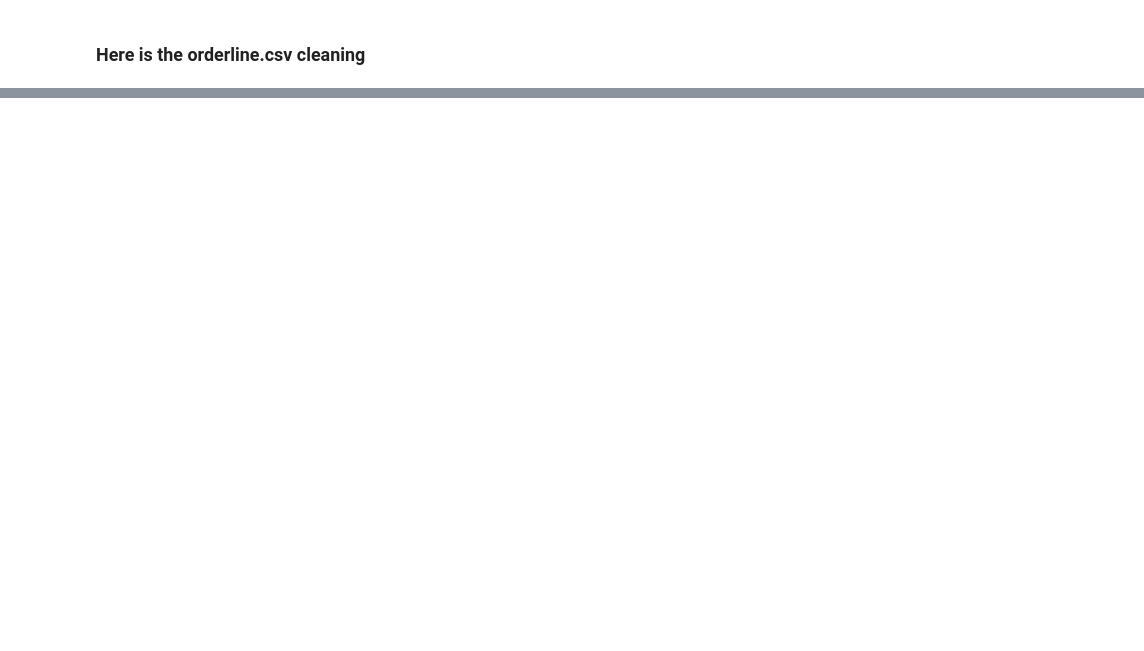
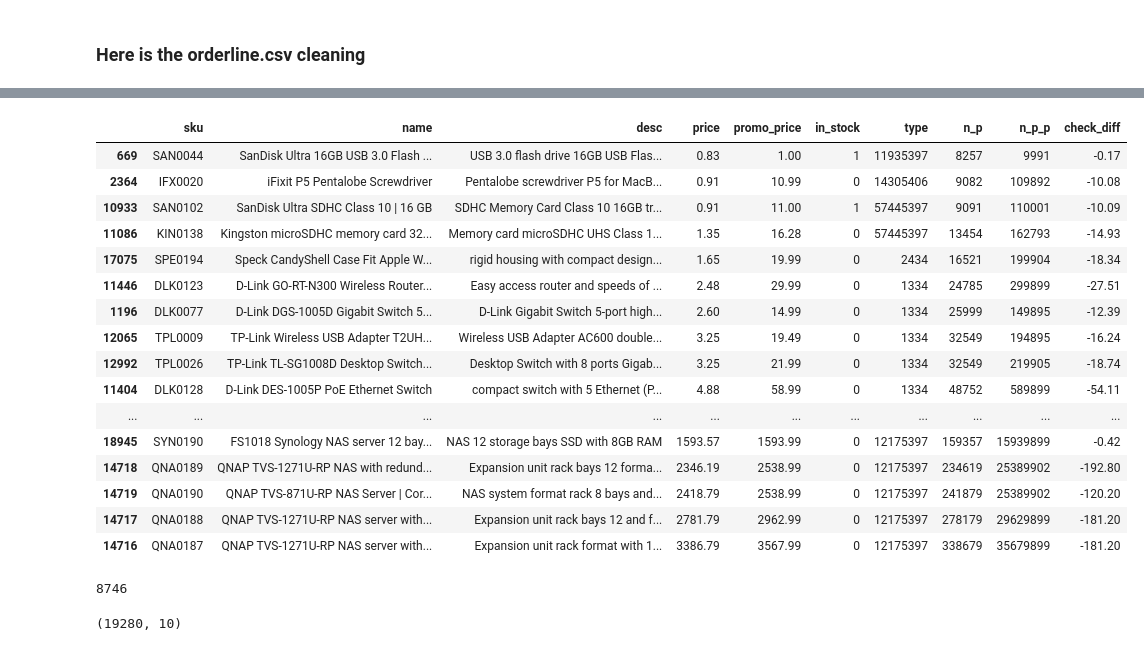
Before and after one commit to MasoSven/DScience_P2_SvSaAn, a Jupyter notebook: Project 2 SvSaAn.ipynb, the cells around one changed output, grey strips where cells are left out. Drawn from its saved outputs; the diff is of its cells as text; code cells hidden in the pictures; blank space fills up the shorter version.

```diff
--- a/Project 2 SvSaAn.ipynb
+++ b/Project 2 SvSaAn.ipynb
@@ -96,0 +129,16 @@ orderlines['date'] = pd.to_datetime(orderlines['date'])
+# %%
+products['price'] = products.price.apply(lambda x : x +'.00' if x.count('.') == 0 else x)
+products['price'] = products.price.apply(lambda x: x  + '0' if x[-2]=='.' else x)
+products['price'] = products.price.apply(lambda x: str(float(x.replace('.',''))/1000) if ( (x[-4]=='.') & (x.count('.')==2)) else x)
+products['price'] = products.price.apply(lambda x: str(float(x.replace('.',''))/10000) if ( (x[-4]=='.') & (x.count('.')==1)) else x)
+# %%
+products['promo_price'] = products.promo_price.apply(lambda x : x +'.00' if x.count('.') == 0 else x)
+products['promo_price'] = products.promo_price.apply(lambda x: x  + '0' if x[-2]=='.' else x)
+products['promo_price'] = products.promo_price.apply(lambda x: str(float(x.replace('.',''))/1000) if ( (x[-4]=='.') & (x.count('.')==2)) else x)
+products['promo_price'] = products.promo_price.apply(lambda x: str(float(x.replace('.',''))/10000) if ( (x[-4]=='.') & (x.count('.')==1)) else x)
+# %%
+products['price'] = products.price.astype(float)
+products['price'] = products.price.round(decimals=2)
+products['promo_price'] = products.promo_price.astype(float)
+products['promo_price'] = products.promo_price.round(decimals=2)
+products['promo_price']
@@ -96,0 +185,2 @@ orderlines['date'] = pd.to_datetime(orderlines['date'])
+# %%
+products['check_diff'] = products['price'] - products['promo_price']
@@ -96,0 +196,30 @@ orderlines['date'] = pd.to_datetime(orderlines['date'])
+# %%
+products.loc[products['check_diff'] < 0].sort_values('price', ascending=True)
+# %% [output]
+|  | sku | name | desc | price | promo_price | in_stock | type | n_p | n_p_p | check_diff |
+| 669 | SAN0044 | SanDisk Ultra 16GB USB 3.0 Flash ... | USB 3.0 flash drive 16GB USB Flas... | 0.83 | 1.00 | 1 | 11935397 | 8257 | 9991 | -0.17 |
+| 2364 | IFX0020 | iFixit P5 Pentalobe Screwdriver | Pentalobe screwdriver P5 for MacB... | 0.91 | 10.99 | 0 | 14305406 | 9082 | 109892 | -10.08 |
+| 10933 | SAN0102 | SanDisk Ultra SDHC Class 10 | 16 GB | SDHC Memory Card Class 10 16GB tr... | 0.91 | 11.00 | 1 | 57445397 | 9091 | 110001 | -10.09 |
+| 11086 | KIN0138 | Kingston microSDHC memory card 32... | Memory card microSDHC UHS Class 1... | 1.35 | 16.28 | 0 | 57445397 | 13454 | 162793 | -14.93 |
+| 17075 | SPE0194 | Speck CandyShell Case Fit Apple W... | rigid housing with compact design... | 1.65 | 19.99 | 0 | 2434 | 16521 | 199904 | -18.34 |
+| 11446 | DLK0123 | D-Link GO-RT-N300 Wireless Router... | Easy access router and speeds of ... | 2.48 | 29.99 | 0 | 1334 | 24785 | 299899 | -27.51 |
+| 1196 | DLK0077 | D-Link DGS-1005D Gigabit Switch 5... | D-Link Gigabit Switch 5-port high... | 2.60 | 14.99 | 0 | 1334 | 25999 | 149895 | -12.39 |
+| 12065 | TPL0009 | TP-Link Wireless USB Adapter T2UH... | Wireless USB Adapter AC600 double... | 3.25 | 19.49 | 0 | 1334 | 32549 | 194895 | -16.24 |
+| 12992 | TPL0026 | TP-Link TL-SG1008D Desktop Switch... | Desktop Switch with 8 ports Gigab... | 3.25 | 21.99 | 0 | 1334 | 32549 | 219905 | -18.74 |
+| 11404 | DLK0128 | D-Link DES-1005P PoE Ethernet Switch | compact switch with 5 Ethernet (P... | 4.88 | 58.99 | 0 | 1334 | 48752 | 589899 | -54.11 |
+| ... | ... | ... | ... | ... | ... | ... | ... | ... | ... | ... |
+| 18945 | SYN0190 | FS1018 Synology NAS server 12 bay... | NAS 12 storage bays SSD with 8GB RAM | 1593.57 | 1593.99 | 0 | 12175397 | 159357 | 15939899 | -0.42 |
+| 14718 | QNA0189 | QNAP TVS-1271U-RP NAS with redund... | Expansion unit rack bays 12 forma... | 2346.19 | 2538.99 | 0 | 12175397 | 234619 | 25389902 | -192.80 |
+| 14719 | QNA0190 | QNAP TVS-871U-RP NAS Server | Cor... | NAS system format rack 8 bays and... | 2418.79 | 2538.99 | 0 | 12175397 | 241879 | 25389902 | -120.20 |
+| 14717 | QNA0188 | QNAP TVS-1271U-RP NAS server with... | Expansion unit rack bays 12 and f... | 2781.79 | 2962.99 | 0 | 12175397 | 278179 | 29629899 | -181.20 |
+| 14716 | QNA0187 | QNAP TVS-1271U-RP NAS server with... | Expansion unit rack format with 1... | 3386.79 | 3567.99 | 0 | 12175397 | 338679 | 35679899 | -181.20 |
+# %%
+# number of duplicate skus
+products.sku.duplicated().sum()
+# %% [output]
+8746
+# %%
+# rows/columns
+products.shape
+# %% [output]
+(19280, 10)
```
Also changed, not shown: parts of 34 cells of this notebook.
